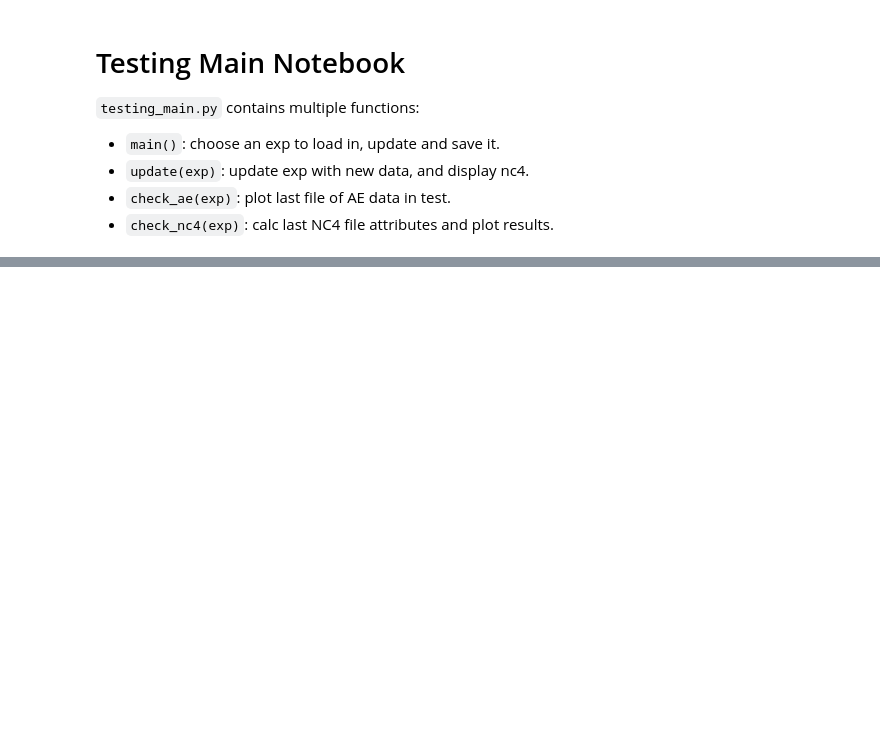
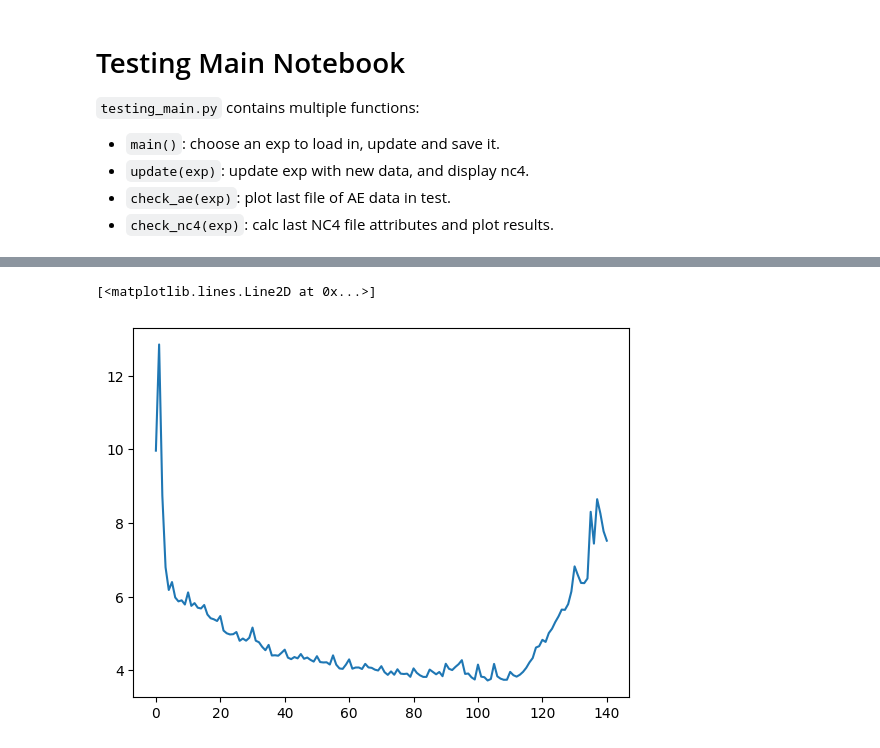
Before and after one commit to TomJessel/PhD-DCB_Grinding, a Jupyter notebook: testing.ipynb, the cells around one changed output, grey strips where cells are left out. Saved outputs shown, nothing was run; the diff lists cells and outputs as text; code cells hidden in the pictures; blank space fills up the shorter version.

```diff
--- a/testing.ipynb
+++ b/testing.ipynb
@@ -54,0 +104,5 @@ f = exp.nc4.plot_xy()
+# %%
+plt.plot(exp.features['Kurtosis'])
+# %% [output]
+[<matplotlib.lines.Line2D at 0x...>]
+[figure, added]
```
Also changed, not shown: parts of 14 cells of this notebook.
